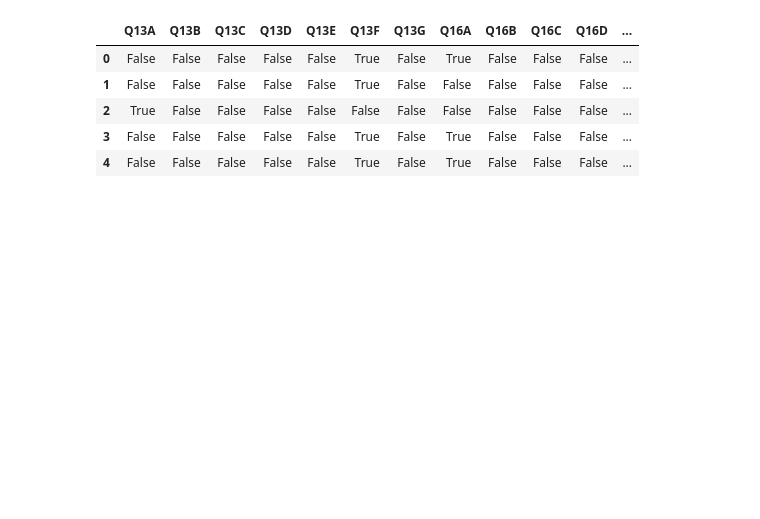
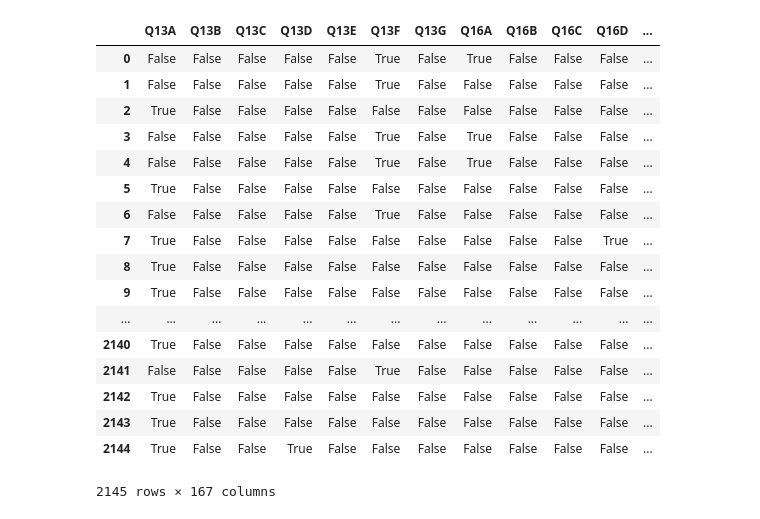
Before and after one commit to RoelvdBurght/Leren_Beslissen, a Jupyter notebook: Bart/kmeans_nonapps.ipynb, the cells around one changed output. Cells and saved outputs as stored; diff of their text form; code cells hidden in the pictures; blank space fills up the shorter version.

```diff
--- a/Bart/kmeans_nonapps.ipynb
+++ b/Bart/kmeans_nonapps.ipynb
@@ -8,12 +8,24 @@ pd.set_option('display.max_column', None)
 # %%
 data = pd.read_csv("../Data/final_data.csv", delimiter=',')
 # %%
-data.head()
+data
 # %% [output]
 |  | Q13A | Q13B | Q13C | Q13D | Q13E | Q13F | Q13G | Q16A | Q16B | Q16C | Q16D | ... |
 | 0 | False | False | False | False | False | True | False | True | False | False | False | ... |
 | 1 | False | False | False | False | False | True | False | False | False | False | False | ... |
 | 2 | True | False | False | False | False | False | False | False | False | False | False | ... |
 | 3 | False | False | False | False | False | True | False | True | False | False | False | ... |
 | 4 | False | False | False | False | False | True | False | True | False | False | False | ... |
+| 5 | True | False | False | False | False | False | False | False | False | False | False | ... |
+| 6 | False | False | False | False | False | True | False | False | False | False | False | ... |
+| 7 | True | False | False | False | False | False | False | False | False | False | True | ... |
+| 8 | True | False | False | False | False | False | False | False | False | False | False | ... |
+| 9 | True | False | False | False | False | False | False | False | False | False | False | ... |
+| ... | ... | ... | ... | ... | ... | ... | ... | ... | ... | ... | ... | ... |
+| 2140 | True | False | False | False | False | False | False | False | False | False | False | ... |
+| 2141 | False | False | False | False | False | True | False | False | False | False | False | ... |
+| 2142 | True | False | False | False | False | False | False | False | False | False | False | ... |
+| 2143 | True | False | False | False | False | False | False | False | False | False | False | ... |
+| 2144 | True | False | False | True | False | False | False | False | False | False | False | ... |
+2145 rows × 167 columns
 # %%
```
Also changed, not shown: parts of 7 cells of this notebook, 4 other files.
